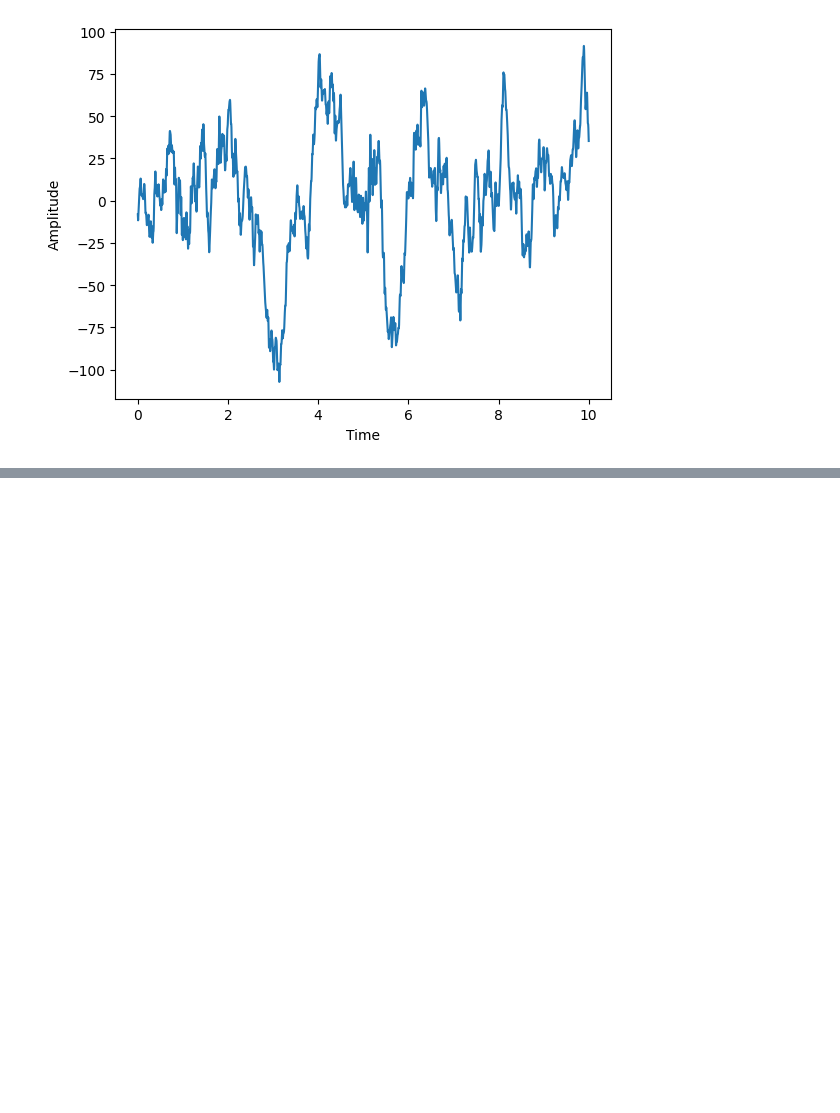
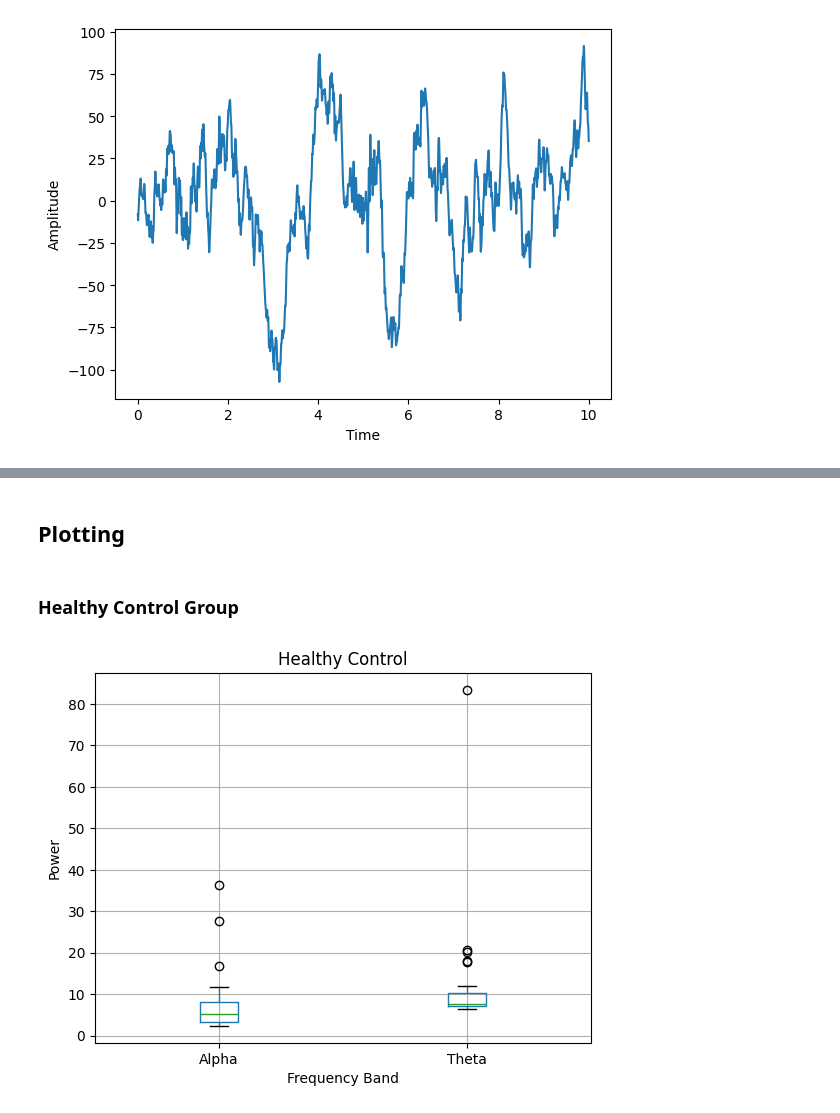
Before and after one commit to nicholas-ackley/CS4485, a Jupyter notebook: sample.ipynb, the cells around one changed output, grey strips where cells are left out. Cells and saved outputs as stored; diff of their text form; code cells hidden in the pictures; blank space fills up the shorter version.

```diff
--- a/sample.ipynb
+++ b/sample.ipynb
@@ -13,7 +15,7 @@ import matplotlib.pyplot as plt
 # %%
 eeg_file_path_format = 'openneuro_data/sub-{number:03}/eeg/sub-{number:03}_task-eyesclosed_eeg.set'
 
-X = pd.DataFrame()
+rows = []
 
 for n in range(1, 66):
     file_path = eeg_file_path_format.format(number=n)
@@ -22,6 +24,6 @@ for n in range(1, 66):
     data.drop('time', axis=1, inplace=True)
     data = pd.Series(data.to_numpy().flatten()).iloc[:19*500*60] # number of leads * sampling rate * one minute
     data = data.reset_index(drop=True)
-    X = pd.concat([X, data.to_frame().T], ignore_index=True)
+    rows.append(data)
 
-X.head()
+X = pd.DataFrame(rows)
@@ -165,0 +189,21 @@ Average Theta Power (HC): 12.21328450278374
+# %%
+# for some reason all the columns get interpreted as 'objects', which makes matplotlib tweak out so we'll enforce numeric types
+rows = []
+
+for i in range(len(X)):
+    subject = X.iloc[i]
+    signal = subject[subject.index % 19 == 6].to_numpy()
+    freqs, psd = welch(signal, fs=fs)
+
+    alpha_band = (freqs >= 8) & (freqs < 13)
+    alpha_power = np.mean(psd[alpha_band])
+
+    theta_band = (freqs >= 4) & (freqs < 8)
+    theta_power = np.mean(psd[theta_band])
+
+    entry = pd.Series([i, Y.iloc[i], alpha_power, theta_power], index=band_powers.columns)
+
+    rows.append(entry)
+
+band_powers = pd.DataFrame(rows)
+band_powers
@@ -165,0 +224,14 @@ Average Theta Power (HC): 12.21328450278374
+# %% [markdown]
+## Plotting
+# %% [markdown]
+### Healthy Control Group
+# %%
+healthy = band_powers[band_powers['Class'] == 'C']
+
+healthy[['Alpha', 'Theta']].boxplot()
+plt.title('Healthy Control')
+plt.xlabel('Frequency Band')
+plt.ylabel('Power')
+plt.show()
+# %% [output]
+[figure, added]
```
Also changed, not shown: parts of 13 cells of this notebook.
